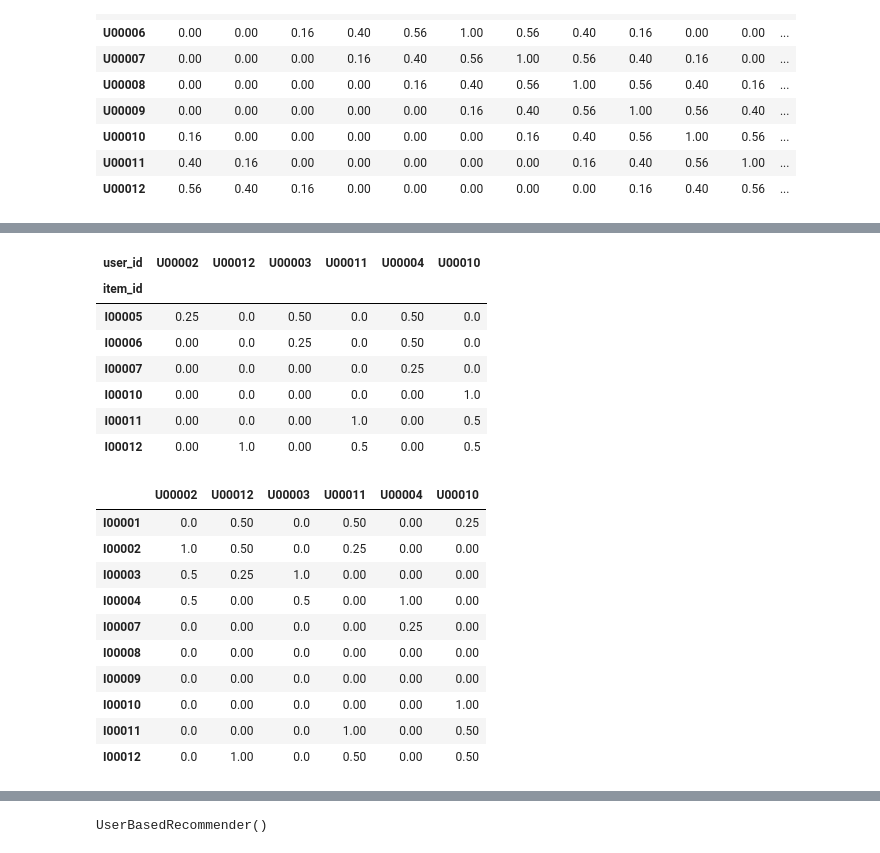
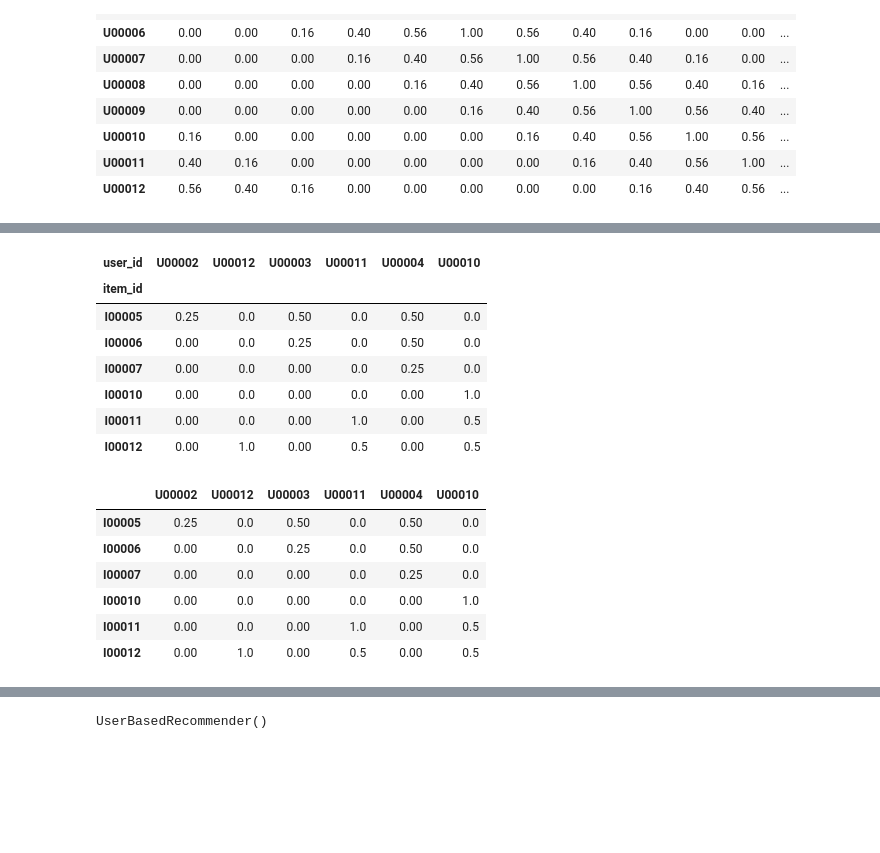
Before and after one commit to DungBeetleBASH/recsys-pipeliner, a Jupyter notebook: notebooks/blog/05-user-based-collaborative-filtering.ipynb, the cells around one changed output, grey strips where cells are left out. Saved outputs shown, nothing was run; the diff lists cells and outputs as text; code cells hidden in the pictures; blank space fills up the shorter version.

```diff
--- a/notebooks/blog/05-user-based-collaborative-filtering.ipynb
+++ b/notebooks/blog/05-user-based-collaborative-filtering.ipynb
@@ -106,6 +91,7 @@ filtered_user_item_matrix_pd = matrix[
 ]
 
 display(filtered_user_item_matrix_pd)
+print(filtered_user_item_matrix_pd.mean(axis=1).sort_values(ascending=False))
 
 user_recommendations = filtered_user_item_matrix_pd.mean(axis=1).sort_values(
     ascending=False
@@ -120,8 +106,8 @@ assert (
     == set()
 )
 
-# get the top 5
-user_recs_pd1 = user_recommendations.head(5).index.to_list()
+# get the top 10
+user_recs_pd1 = user_recommendations.head(10).index.to_list()
 user_recs_pd1
 # %% [output]
 | user_id | U00002 | U00012 | U00003 | U00011 | U00004 | U00010 |
@@ -136,7 +130,7 @@ user_recs_pd1
 # %%
 # produce the same results uisng the library (Pandas implementation) - they should be the same
 
-rec_pandas = UserBasedRecommenderPandas(n=5, n_users=10)
+rec_pandas = UserBasedRecommenderPandas(n=10, n_users=10)
 
 rec_pandas.fit((user_similarity_matrix_pd, user_item_matrix_pd))
 user_recs_pd2 = rec_pandas.predict([user_id]).tolist()[0]
@@ -274,67 +268,42 @@ np.testing.assert_array_equal(
     user_encoder.transform(similar_users_pd.index.to_numpy()),
 )
 # %%
+user_indices = np.arange(user_item_matrix_np.shape[0])
+item_indices = np.arange(user_item_matrix_np.shape[1])
+
 # get all the items that the user has already rated
 single_user_ratings_np = user_item_matrix_np[
     [user_id_encoded]
 ]
-print("single_user_ratings_np", single_user_ratings_np.toarray()[0])
-
-user_rated_items_np = (single_user_ratings_np > 0).nonzero()[1]
-user_rated_items_decoded = item_encoder.inverse_transform(user_rated_items_np)
+users_rated_items_np = (single_user_ratings_np > 0).nonzero()[1]
+users_rated_items_decoded = item_encoder.inverse_transform(users_rated_items_np)
 
 np.testing.assert_array_equal(
-    user_rated_items_decoded, user_rated_items_pd.index.to_numpy(), verbose=True
+    users_rated_items_decoded, user_rated_items_pd.index.to_numpy(), verbose=True
 )
 
-print("user's rated items", user_rated_items_np, user_rated_items_decoded)
+similar_users_user_item_matrix_np = user_item_matrix_np[similar_users_np]
 
-similar_users_user_item_matrix_np = user_item_matrix_np[similar_users_np].T
+any_ratings = np.nonzero(similar_users_user_item_matrix_np.sum(axis=0))[0]
+items_to_use = np.setdiff1d(any_ratings, users_rated_items_np)
 
-user_indices = np.arange(user_item_matrix_np.shape[0])
-item_indices = np.arange(user_item_matrix_np.shape[1])
-
-any_ratings = np.nonzero(similar_users_user_item_matrix_np.sum(axis=1))[0]
-print("any_ratings", any_ratings, np.isin(item_indices, any_ratings))
-print(
-    "user_rated_items",
-    user_rated_items_np,
-    np.isin(item_indices, user_rated_items_np),
-)
-remainder = np.setdiff1d(any_ratings, user_rated_items_np)
-print("remainder", remainder)
-
-unrated_item_mask = ~np.isin(item_indices, remainder)
-print("unrated_item_mask", unrated_item_mask)
-
-unrated_items = (
-    np.nonzero(unrated_item_mask)[0]
-)
-
-print("similar_users_np", similar_users_np)
-print("unrated_items", unrated_items)
-
-filtered_user_item_matrix_np = similar_users_user_item_matrix_np[unrated_item_mask, :]
+filtered_user_item_matrix_np = similar_users_user_item_matrix_np[:, items_to_use]
 
 display(filtered_user_item_matrix_pd)
-display(
-    pd.DataFrame(
-        filtered_user_item_matrix_np.toarray(),
-        columns=user_encoder.inverse_transform(similar_users_np),
-        index=item_encoder.inverse_transform(unrated_items),
-    )
+
+tmp_pd = pd.DataFrame(
+    filtered_user_item_matrix_np.toarray().T,
+    columns=user_encoder.inverse_transform(similar_users_np),
+    index=item_encoder.inverse_transform(items_to_use),
 )
+display(tmp_pd)
+print(filtered_user_item_matrix_pd.mean(axis=1).sort_values(ascending=False))
+print(tmp_pd.mean(axis=1).sort_values(ascending=False))
 
+item_mean_ratings = filtered_user_item_matrix_np.toarray().T.mean(axis=1)
+item_sorter = np.argsort(1 - item_mean_ratings, kind="stable")
 
-item_mean_ratings = filtered_user_item_matrix_np.toarray().mean(axis=1)
-print("item_mean_ratings", item_mean_ratings)
-
-item_sorter = np.argsort(1 - item_mean_ratings, kind="stable")
-user_recs_np1 = item_encoder.inverse_transform(unrated_items[item_sorter])[:10]
-
-print("user_recs_pd1", user_recs_pd1)
-print("user_recs_pd2", user_recs_pd2)
-print("user_recs_np1", user_recs_np1)
+user_recs_np1 = item_encoder.inverse_transform(items_to_use[item_sorter][:10])
 
 np.testing.assert_array_equal(user_recs_pd1, user_recs_np1)
 np.testing.assert_array_equal(user_recs_pd2, user_recs_np1)
@@ -350,19 +311,15 @@ unrated_items [ 0  1  2  3  6  7  8  9 10 11]
 | user_id | U00002 | U00012 | U00003 | U00011 | U00004 | U00010 |
 | item_id |  |  |  |  |  |  |
 | I00005 | 0.25 | 0.0 | 0.50 | 0.0 | 0.50 | 0.0 |
 | I00006 | 0.00 | 0.0 | 0.25 | 0.0 | 0.50 | 0.0 |
 | I00007 | 0.00 | 0.0 | 0.00 | 0.0 | 0.25 | 0.0 |
 | I00010 | 0.00 | 0.0 | 0.00 | 0.0 | 0.00 | 1.0 |
 | I00011 | 0.00 | 0.0 | 0.00 | 1.0 | 0.00 | 0.5 |
 | I00012 | 0.00 | 1.0 | 0.00 | 0.5 | 0.00 | 0.5 |
 |  | U00002 | U00012 | U00003 | U00011 | U00004 | U00010 |
-| I00001 | 0.0 | 0.50 | 0.0 | 0.50 | 0.00 | 0.25 |
-| I00002 | 1.0 | 0.50 | 0.0 | 0.25 | 0.00 | 0.00 |
-| I00003 | 0.5 | 0.25 | 1.0 | 0.00 | 0.00 | 0.00 |
-| I00004 | 0.5 | 0.00 | 0.5 | 0.00 | 1.00 | 0.00 |
-| I00007 | 0.0 | 0.00 | 0.0 | 0.00 | 0.25 | 0.00 |
-| I00008 | 0.0 | 0.00 | 0.0 | 0.00 | 0.00 | 0.00 |
-| I00009 | 0.0 | 0.00 | 0.0 | 0.00 | 0.00 | 0.00 |
-| I00010 | 0.0 | 0.00 | 0.0 | 0.00 | 0.00 | 1.00 |
-| I00011 | 0.0 | 0.00 | 0.0 | 1.00 | 0.00 | 0.50 |
-| I00012 | 0.0 | 1.00 | 0.0 | 0.50 | 0.00 | 0.50 |
+| I00005 | 0.25 | 0.0 | 0.50 | 0.0 | 0.50 | 0.0 |
+| I00006 | 0.00 | 0.0 | 0.25 | 0.0 | 0.50 | 0.0 |
+| I00007 | 0.00 | 0.0 | 0.00 | 0.0 | 0.25 | 0.0 |
+| I00010 | 0.00 | 0.0 | 0.00 | 0.0 | 0.00 | 1.0 |
+| I00011 | 0.00 | 0.0 | 0.00 | 1.0 | 0.00 | 0.5 |
+| I00012 | 0.00 | 1.0 | 0.00 | 0.5 | 0.00 | 0.5 |
```
Also changed, not shown: parts of 4 cells of this notebook.
